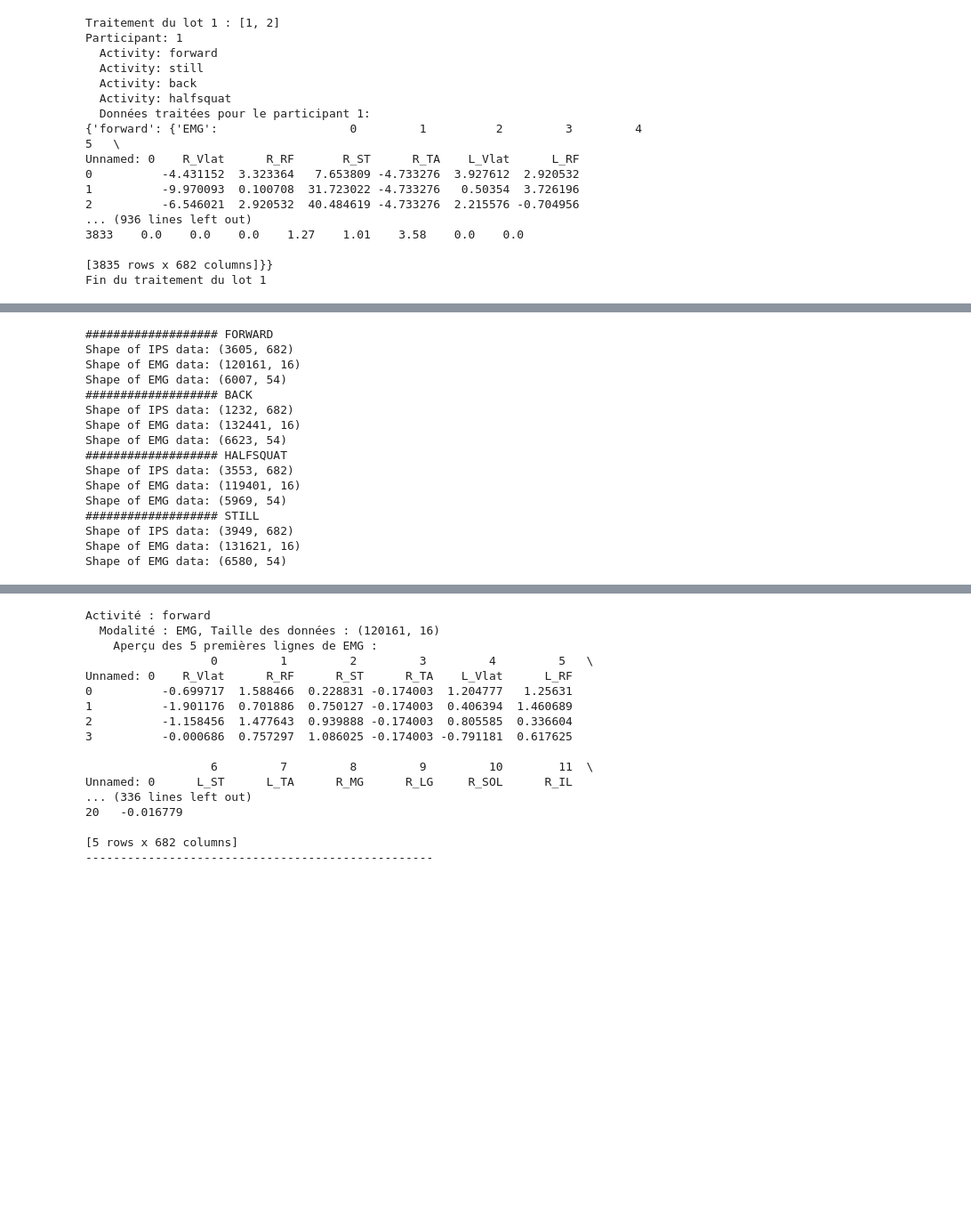
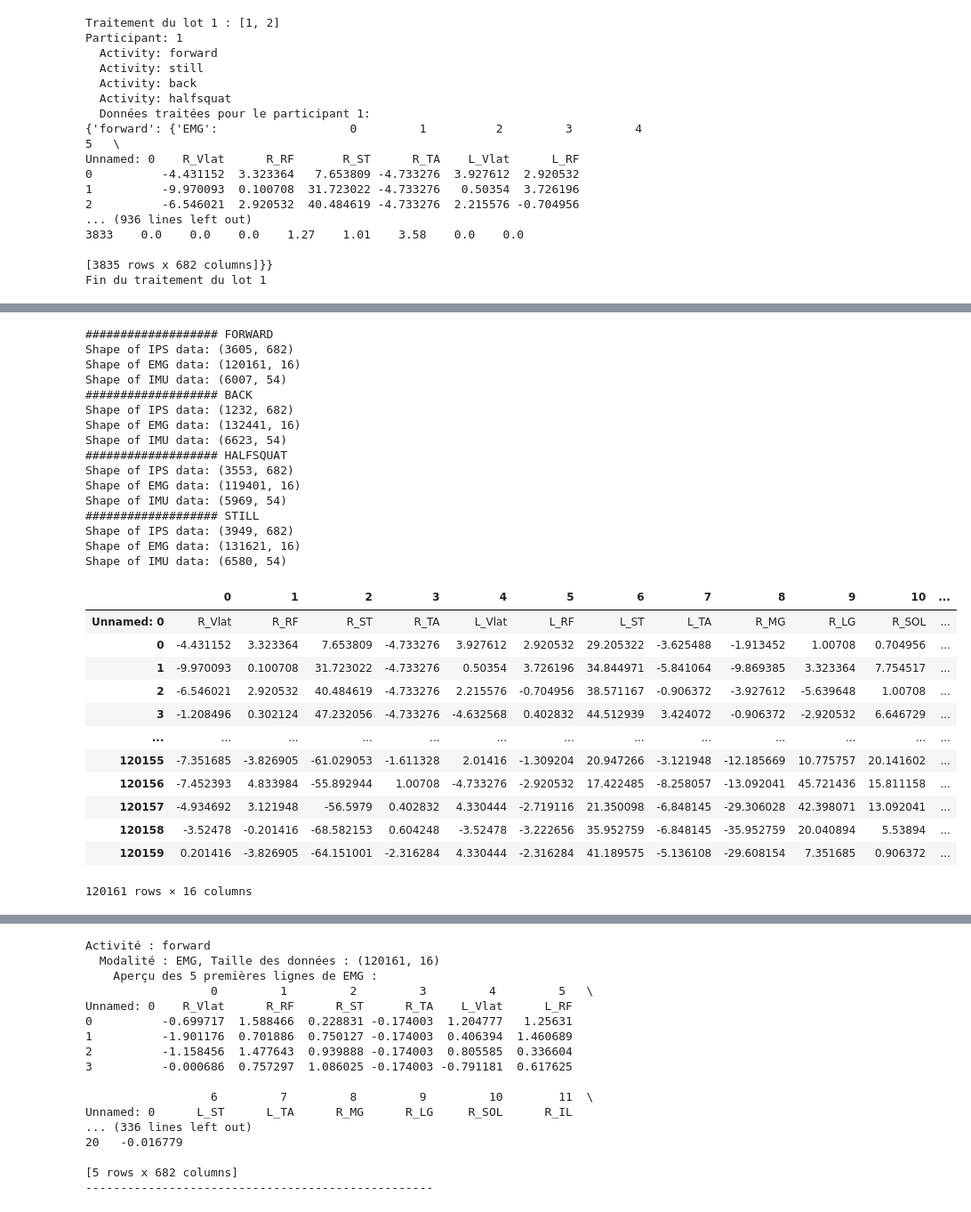
Before and after one commit to amiraydin/Paris8M2, a Jupyter notebook: Projet_ATC.ipynb, the cells around one changed output, grey strips where cells are left out. Shown at 89% size. Cells and saved outputs as stored; diff of their text form; code cells hidden in the pictures; blank space fills up the shorter version.

```diff
--- a/Projet_ATC.ipynb
+++ b/Projet_ATC.ipynb
@@ -22,5 +23,7 @@ data_path = '/content/drive/MyDrive/MovePort/'
 Modified_Df_PATH = '/content/drive/MyDrive/MovePortModif/'
 participants = sorted([p for p in os.listdir(data_path) if p.isdigit()], key=int)
 print("Participants disponibles :", participants)
+activities = ['back', 'forward', 'halfsquat', 'still']
+modalities = ['ips_1', 'emg_1', 'imu_1']
 # %% [output]
 Participants disponibles : ['1', '2', '3', '4', '5', '6', '7', '8', '9', '10', '11', '12', '13', '14', '15', '16', '17', '18', '19', '20', '21', '22', '23', '24', '25']
@@ -107,0 +166,12 @@ def process_data_in_batches(data_path, participants_list, batch_size=5):
+# %%
+# Exemple d'appel à la fonction
+data_path = '/content/drive/MyDrive/MovePort'  # Chemin vers les données
+participants = [1,2]  # Liste des participants
+modality = 'ips'  # Modalité, ici EMG
+batch_size = 5  # Taille du lot
+
+# Appel de la fonction pour traiter les données
+processed_data = process_participants(data_path, participants, modality, batch_size)
+
+# Vérifier les premières lignes du DataFrame traité
+processed_data.head(10)
@@ -131,29 +311,2 @@ def process_data_in_batches(data_path, participants_list, batch_size=5):
-# %%
-# Nettoyage des données
-def clean_missing_values(processed_data, threshold=0.51):
-    cleaned_data = {}
-
-    for participant, activities in processed_data.items():
-        cleaned_data[participant] = {}
-        for activity, modalities in activities.items():
-            cleaned_data[participant][activity] = {}
-            for modality, df in modalities.items():
-                # Étape 1 : Supprimer les lignes contenant >= threshold% de zéros
-                zero_threshold = (df == 0).mean(axis=1)  # Calcul du pourcentage de zéros par ligne
-                df = df.loc[zero_threshold < threshold]  # Conserver les lignes où le pourcentage de zéros est inférieur au seuil
-                # Étape 2 : Identifier et traiter uniquement les colonnes numériques
-                numeric_cols = df.select_dtypes(include=[np.number])
-                non_numeric_cols = df.select_dtypes(exclude=[np.number])
-                # Étape 3 : Calculer le pourcentage de valeurs manquantes pour les colonnes numériques
-                missing_percentage = numeric_cols.isna().mean()
-                # Étape 4 : Supprimer les colonnes numériques avec trop de NaN
-                numeric_cols_cleaned = numeric_cols.loc[:, missing_percentage < threshold]
-                # Étape 5 : Remplir les valeurs manquantes dans les colonnes numériques restantes avec la médiane
-                numeric_cols_cleaned = numeric_cols_cleaned.apply(lambda col: col.fillna(col.median()), axis=0)
-                # Étape 6 : Réassembler : conserver les colonnes non numériques inchangées
-                df_cleaned = pd.concat([non_numeric_cols, numeric_cols_cleaned], axis=1)
-                cleaned_data[participant][activity][modality] = df_cleaned
-
-    return cleaned_data
 # %%
 ##  Normalisation des données
@@ -364,33 +472,49 @@ cleaned_data = clean_missing_values(processed_data, threshold=0.51)
 print('################### FORWARD')
 print("Shape of IPS data:", cleaned_data[1]['forward']['IPS'].shape)
 print("Shape of EMG data:", cleaned_data[1]['forward']['EMG'].shape)
-print("Shape of EMG data:", cleaned_data[1]['forward']['IMU'].shape)
+print("Shape of IMU data:", cleaned_data[1]['forward']['IMU'].shape)
 print('################### BACK')
 print("Shape of IPS data:", cleaned_data[1]['back']['IPS'].shape)
 print("Shape of EMG data:", cleaned_data[1]['back']['EMG'].shape)
-print("Shape of EMG data:", cleaned_data[1]['back']['IMU'].shape)
+print("Shape of IMU data:", cleaned_data[1]['back']['IMU'].shape)
 print('################### HALFSQUAT')
 print("Shape of IPS data:", cleaned_data[1]['halfsquat']['IPS'].shape)
 print("Shape of EMG data:", cleaned_data[1]['halfsquat']['EMG'].shape)
-print("Shape of EMG data:", cleaned_data[1]['halfsquat']['IMU'].shape)
+print("Shape of IMU data:", cleaned_data[1]['halfsquat']['IMU'].shape)
 print('################### STILL')
 print("Shape of IPS data:", cleaned_data[1]['still']['IPS'].shape)
 print("Shape of EMG data:", cleaned_data[1]['still']['EMG'].shape)
-print("Shape of EMG data:", cleaned_data[1]['still']['IMU'].shape)
+print("Shape of IMU data:", cleaned_data[1]['still']['IMU'].shape)
 # %% [output]
 ################### FORWARD
 Shape of IPS data: (3605, 682)
 Shape of EMG data: (120161, 16)
-Shape of EMG data: (6007, 54)
+Shape of IMU data: (6007, 54)
 ################### BACK
 Shape of IPS data: (1232, 682)
 Shape of EMG data: (132441, 16)
-Shape of EMG data: (6623, 54)
+Shape of IMU data: (6623, 54)
 ################### HALFSQUAT
 Shape of IPS data: (3553, 682)
 Shape of EMG data: (119401, 16)
-Shape of EMG data: (5969, 54)
+Shape of IMU data: (5969, 54)
 ################### STILL
 Shape of IPS data: (3949, 682)
 Shape of EMG data: (131621, 16)
-Shape of EMG data: (6580, 54)
+Shape of IMU data: (6580, 54)
+# %%
+cleaned_data[1]['forward']['EMG']
+# %% [output]
+|  | 0 | 1 | 2 | 3 | 4 | 5 | 6 | 7 | 8 | 9 | 10 | ... |
+| Unnamed: 0 | R_Vlat | R_RF | R_ST | R_TA | L_Vlat | L_RF | L_ST | L_TA | R_MG | R_LG | R_SOL | ... |
+| 0 | -4.431152 | 3.323364 | 7.653809 | -4.733276 | 3.927612 | 2.920532 | 29.205322 | -3.625488 | -1.913452 | 1.00708 | 0.704956 | ... |
+| 1 | -9.970093 | 0.100708 | 31.723022 | -4.733276 | 0.50354 | 3.726196 | 34.844971 | -5.841064 | -9.869385 | 3.323364 | 7.754517 | ... |
+| 2 | -6.546021 | 2.920532 | 40.484619 | -4.733276 | 2.215576 | -0.704956 | 38.571167 | -0.906372 | -3.927612 | -5.639648 | 1.00708 | ... |
+| 3 | -1.208496 | 0.302124 | 47.232056 | -4.733276 | -4.632568 | 0.402832 | 44.512939 | 3.424072 | -0.906372 | -2.920532 | 6.646729 | ... |
+| ... | ... | ... | ... | ... | ... | ... | ... | ... | ... | ... | ... | ... |
+| 120155 | -7.351685 | -3.826905 | -61.029053 | -1.611328 | 2.01416 | -1.309204 | 20.947266 | -3.121948 | -12.185669 | 10.775757 | 20.141602 | ... |
+| 120156 | -7.452393 | 4.833984 | -55.892944 | 1.00708 | -4.733276 | -2.920532 | 17.422485 | -8.258057 | -13.092041 | 45.721436 | 15.811158 | ... |
+| 120157 | -4.934692 | 3.121948 | -56.5979 | 0.402832 | 4.330444 | -2.719116 | 21.350098 | -6.848145 | -29.306028 | 42.398071 | 13.092041 | ... |
+| 120158 | -3.52478 | -0.201416 | -68.582153 | 0.604248 | -3.52478 | -3.222656 | 35.952759 | -6.848145 | -35.952759 | 20.040894 | 5.53894 | ... |
+| 120159 | 0.201416 | -3.826905 | -64.151001 | -2.316284 | 4.330444 | -2.316284 | 41.189575 | -5.136108 | -29.608154 | 7.351685 | 0.906372 | ... |
+120161 rows × 16 columns
```
Also changed, not shown: parts of 29 cells of this notebook.
